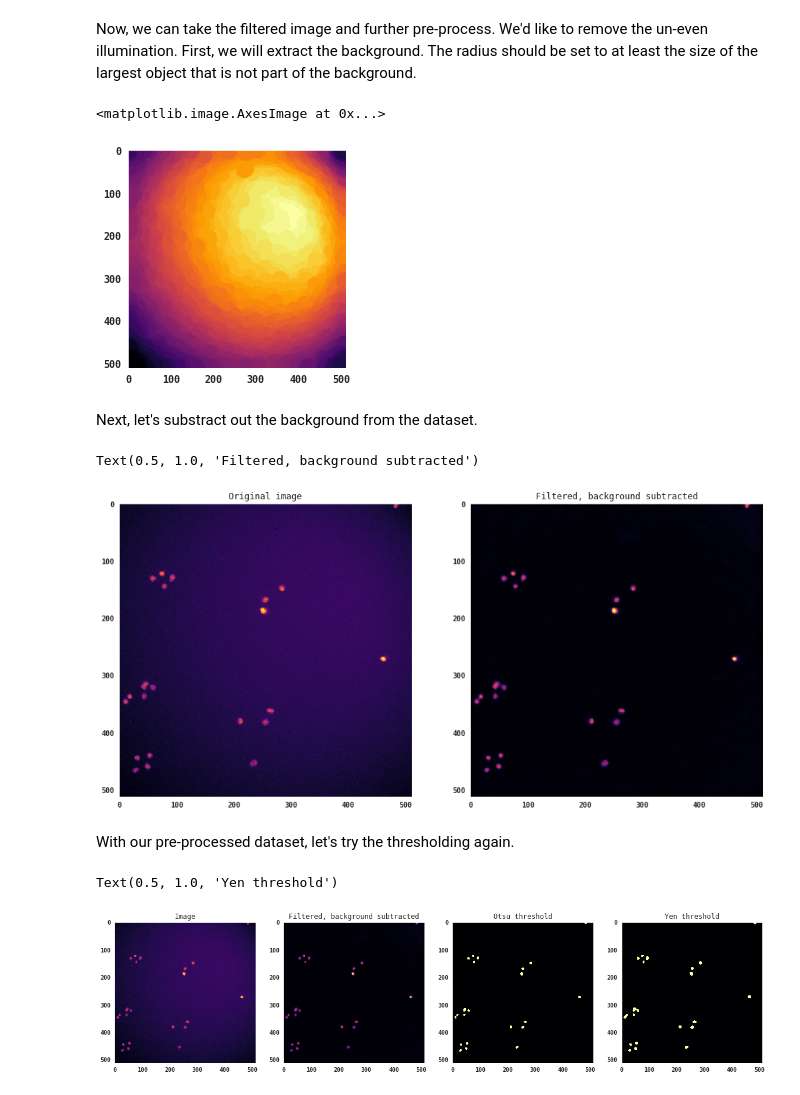
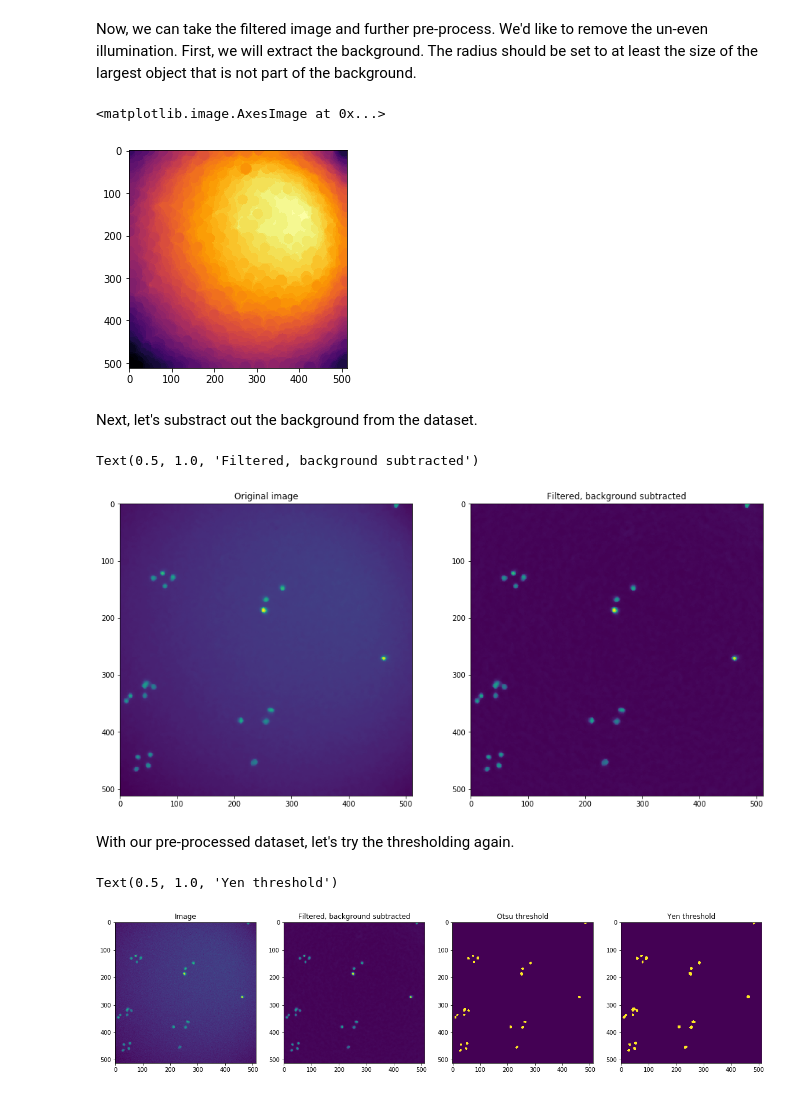
Before and after one commit to DataLucence/StanfordBIOS254-2019, a Jupyter notebook: Code/Lesson2_Preprocessing.ipynb, the cells around one changed output. Drawn from its saved outputs; the diff is of its cells as text; code cells hidden in the pictures.

```diff
--- a/Code/Lesson2_Preprocessing.ipynb
+++ b/Code/Lesson2_Preprocessing.ipynb
@@ -24,15 +25,8 @@ c) Combining preprocessing + thresholding
 # %% [markdown]
 First, let's import packages and set some plotting defaults
 # %%
-# matplotlib inline
+%matplotlib inline
 import numpy as np
 import matplotlib.pyplot as plt
-import seaborn as sns
-import scipy.ndimage
 import skimage
-
-sns.set_style('dark', rc={'image.cmap':'inferno'})
-
-import matplotlib
-matplotlib.rc('font', family='monospace', weight='bold', size=20)
 # %% [markdown]
@@ -105,0 +102,4 @@ To illustrate, we will focus on the YFP channel
+# %%
+brt_data = data['DIC']
+ch1_data = data['YFP']
+ch2_data = data['RFP']
@@ -241,11 +240,11 @@ Now let's try applying a filter with various sizes to the same test image:
 Now, try using a median filter to remove the salt-pepper noise. Can you see differences in the images? Play with the filter size and see how that affects the filtering.
 # %%
 f_size = 4
-data_filt = median_filter(data[channel], disk(f_size))
+ch2_filtered = median_filter(ch2_data, disk(f_size))
 
 fig, ax = plt.subplots(1, 2, figsize=(32, 25))
-ax[0].imshow(data[channel])
+ax[0].imshow(ch2_data)
 ax[0].set_title('Unfiltered')
-ax[1].imshow(data_filt)
+ax[1].imshow(ch2_filtered)
 ax[1].set_title('Median filtered');
 # %% [output]
@@ -254,41 +253,41 @@ ax[1].set_title('Median filtered');
 Now, we can take the filtered image and further pre-process. We'd like to remove the un-even illumination. First, we will extract the background. The radius should be set to at least the size of the largest object that is not part of the background.
 # %%
 # the radius should be set to at least the size of the largest object that is not part of the background
-r = 20
+r = 12
 structuring_element = disk(r)
-background = min_filter(data_filt, structuring_element)
-plt.imshow(background, cmap='inferno', interpolation = 'none')#, vmin = 0, vmax = 3000)
+ch2_background = min_filter(ch2_filtered, structuring_element)
+plt.imshow(ch2_background, cmap='inferno', interpolation = 'none')#, vmin = 0, vmax = 3000)
 # %% [output]
 <matplotlib.image.AxesImage at 0x...>
-[figure, old version]
+[figure, new version]
 # %% [markdown]
 Next, let's substract out the background from the dataset.
 # %%
-background_subtracted = data_filt - background
-background_subtracted[background_subtracted<0] = 0
+ch2_bgs = ch2_filtered - ch2_background
+ch2_bgs[ch2_bgs<0] = 0
 
 fig, ax = plt.subplots(1, 2, figsize=(16, 8))
-ax[0].imshow(data[channel], interpolation = 'none')
+ax[0].imshow(ch2_filtered, interpolation = 'none')
 ax[0].set_title('Original image')
-ax[1].imshow(background_subtracted, interpolation = 'none')
+ax[1].imshow(ch2_bgs, interpolation = 'none')
 ax[1].set_title('Filtered, background subtracted')
 # %% [output]
 Text(0.5, 1.0, 'Filtered, background subtracted')
-[figure, old version]
+[figure, new version]
 # %% [markdown]
 With our pre-processed dataset, let's try the thresholding again.
 # %%
-thresh_otsu = threshold_otsu(background_subtracted)
-thresh_yen = threshold_yen(background_subtracted)
+thresh_otsu = threshold_otsu(ch2_bgs)
+thresh_yen = threshold_yen(ch2_bgs)
 
-mask_otsu = get_mask(background_subtracted, thresh_otsu)
-mask_yen = get_mask(background_subtracted, thresh_yen)
+mask_otsu = get_mask(ch2_bgs, thresh_otsu)
+mask_yen = get_mask(ch2_bgs, thresh_yen)
 
 fig, ax = plt.subplots(1, 4, figsize=(20, 10))
-ax[0].imshow(data[channel])
+ax[0].imshow(ch2_data)
 ax[0].set_title('Image')
 
-ax[1].imshow(background_subtracted)
+ax[1].imshow(ch2_bgs)
 ax[1].set_title('Filtered, background subtracted')
 
 ax[2].imshow(mask_otsu, vmin=0, vmax=1)
@@ -298,5 +297,5 @@ ax[3].imshow(mask_yen, vmin=0, vmax=1)
 ax[3].set_title('Yen threshold')
 # %% [output]
 Text(0.5, 1.0, 'Yen threshold')
-[figure, old version]
+[figure, new version]
 # %%
```
Also changed, not shown: parts of 22 cells of this notebook.
